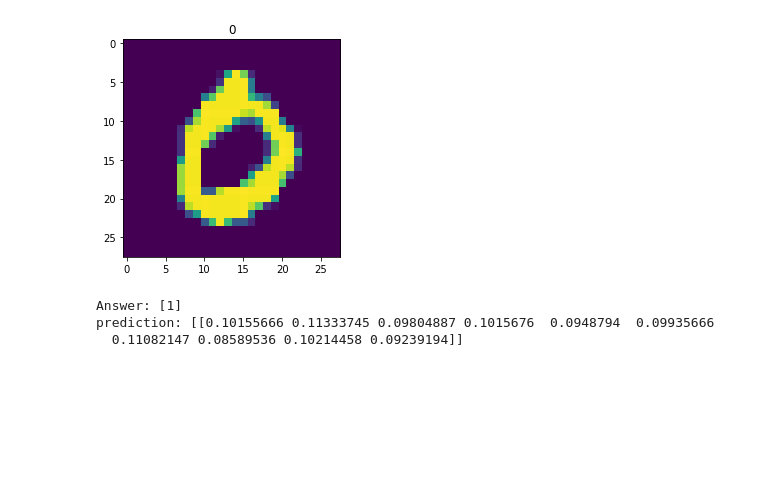
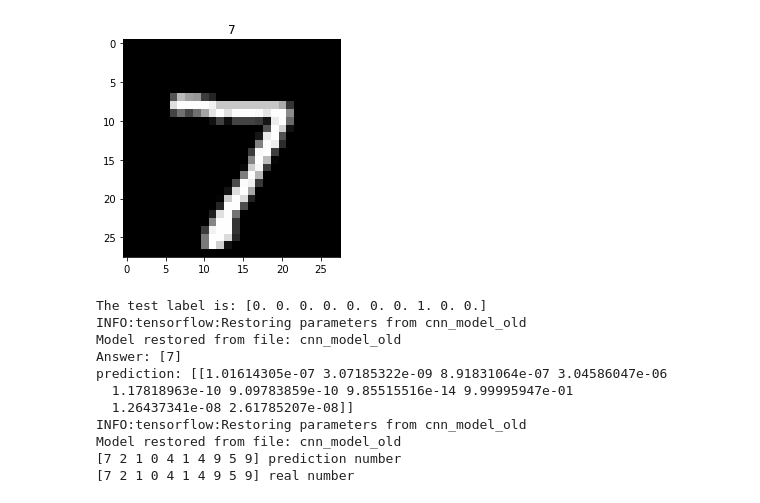
Before and after one commit to acyang/mlmgi_2019, a Jupyter notebook: MNIST/MNIST_CNN_OLD.ipynb, the cells around one changed output. Drawn from its saved outputs; the diff is of its cells as text; code cells hidden in the pictures; blank space fills up the shorter version.

```diff
--- a/MNIST/MNIST_CNN_OLD.ipynb
+++ b/MNIST/MNIST_CNN_OLD.ipynb
@@ -81,13 +93,11 @@ output = tf.layers.dense(flat, 10)              # output layer
 # %%
 # https://www.tensorflow.org/api_docs/python/tf/losses/softmax_cross_entropy
-loss_op = tf.losses.softmax_cross_entropy(onehot_labels=tf_y, logits=output)           # compute cost
+#loss_op = tf.losses.softmax_cross_entropy(onehot_labels=tf_y, logits=output)           # compute cost
+
+# https://www.tensorflow.org/api_docs/python/tf/nn/softmax_cross_entropy_with_logits_v2
+loss_op = tf.reduce_mean(tf.nn.softmax_cross_entropy_with_logits_v2(logits=output, labels=tf_y))
 optimizer = tf.train.AdamOptimizer(learning_rate=learning_rate)
 train_op = optimizer.minimize(loss_op)
-
-# Evaluate model
-prediction = tf.nn.softmax(output)
-#correct_pred = tf.equal(tf.argmax(prediction, 1), tf.argmax(tf_y, 1))
-#accuracy = tf.reduce_mean(tf.cast(correct_pred, tf.float32))
 
 # https://www.tensorflow.org/api_docs/python/tf/metrics/accuracy
 accuracy = tf.metrics.accuracy(          # return (acc, update_op), and create 2 local variables
@@ -108,6 +118,9 @@ def plot_with_labels(lowDWeights, labels):
 #sess = tf.Session()
 # https://www.tensorflow.org/api_docs/python/tf/group
 init_op = tf.group(tf.global_variables_initializer(), tf.local_variables_initializer()) # the local var is for accuracy_op
+
+# 'Saver' op to save and restore all the variables
+saver = tf.train.Saver()
 
 # Start training
 with tf.Session() as sess:
@@ -128,4 +141,8 @@ with tf.Session() as sess:
                 low_dim_embs = tsne.fit_transform(flat_representation[:plot_only, :])
                 labels = np.argmax(test_y, axis=1)[:plot_only]; plot_with_labels(low_dim_embs, labels)
     plt.ioff()
+
+    # Save model weights to disk
+    save_path = saver.save(sess, "cnn_model_old")
+    print("Model saved in file: %s" % save_path)
 # %% [output]
@@ -145,30 +160,51 @@ Step: 500 | train loss: 0.0484 | test accuracy: 0.83
 # %%
 # Evaluate model
+prediction = tf.nn.softmax(output)
+#correct_pred = tf.equal(tf.argmax(prediction, 1), tf.argmax(tf_y, 1))
+#accuracy = tf.reduce_mean(tf.cast(correct_pred, tf.float32))
 # argmax returns the index with the largest value across axes of a tensor
 ans = tf.argmax(prediction, 1)
 
 # Show image that we want to predict
-plt.imshow(mnist.test.images[3].reshape((28, 28)))
-plt.title('%i' % np.argmax(mnist.test.labels[3]))
+plt.imshow(mnist.test.images[0].reshape((28, 28)), cmap='gray')
+plt.title('%i' % np.argmax(mnist.test.labels[0]))
 plt.show()
+print('The test label is:',mnist.test.labels[0])
 
 # Running a test dataset by loading the model saved earlier
 with tf.Session() as sess:
     # Run the initializer
     sess.run(init_op)
 
+    saver.restore(sess, "cnn_model_old")
+    print("Model restored from file: %s" % save_path)
+
     # Calculate the answer for the image
-    print("Answer:", sess.run(ans, feed_dict={tf_x: mnist.test.images[3:4]}))
-    print("prediction:", sess.run(prediction, feed_dict={tf_x: mnist.test.images[3:4]}))
+    print("Answer:", sess.run(ans, feed_dict={tf_x: mnist.test.images[0:1]}))
+    print("prediction:", sess.run(prediction, feed_dict={tf_x: mnist.test.images[0:1]}))
 
 # print 10 predictions from test data
-#with tf.Session() as sess:
-#    test_output = sess.run(output, {tf_x: test_x[:10]})
-#    pred_y = np.argmax(test_output, 1)
-#    print(pred_y, 'prediction number')
-#    print(np.argmax(test_y[:10], 1), 'real number')
+with tf.Session() as sess:
+    # Run the initializer
+    sess.run(init_op)
+
+    saver.restore(sess, "cnn_model_old")
+    print("Model restored from file: %s" % save_path)
+
+    test_output = sess.run(output, {tf_x: test_x[:10]})
+    pred_y = np.argmax(test_output, 1)
+    print(pred_y, 'prediction number')
+    print(np.argmax(test_y[:10], 1), 'real number')
 # %% [output]
-[figure, old version]
+[figure, new version]
-Answer: [1]
-prediction: [[0.10155666 0.11333745 0.09804887 0.1015676  0.0948794  0.09935666
-  0.11082147 0.08589536 0.10214458 0.09239194]]
+The test label is: [0. 0. 0. 0. 0. 0. 0. 1. 0. 0.]
+INFO:tensorflow:Restoring parameters from cnn_model_old
+Model restored from file: cnn_model_old
+Answer: [7]
+prediction: [[1.01614305e-07 3.07185322e-09 8.91831064e-07 3.04586047e-06
+  1.17818963e-10 9.09783859e-10 9.85515516e-14 9.99995947e-01
+  1.26437341e-08 2.61785207e-08]]
+INFO:tensorflow:Restoring parameters from cnn_model_old
+Model restored from file: cnn_model_old
+[7 2 1 0 4 1 4 9 5 9] prediction number
+[7 2 1 0 4 1 4 9 5 9] real number
```
Also changed, not shown: parts of 4 cells of this notebook.
